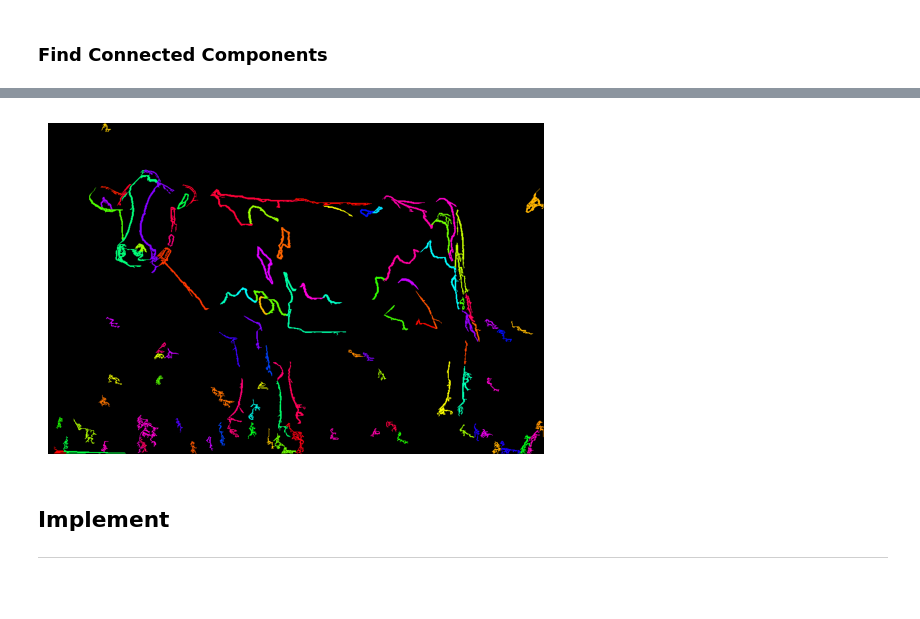
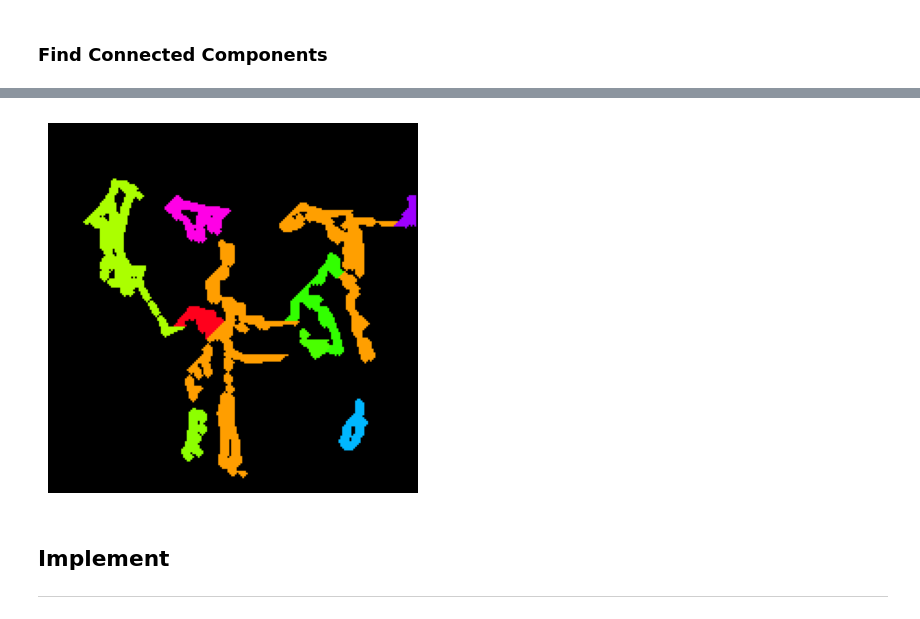
Before and after one commit to jon-mun/cow-segmentation, a Jupyter notebook: edge.ipynb, the cells around one changed output, grey strips where cells are left out. Saved outputs shown, nothing was run; the diff lists cells and outputs as text; code cells hidden in the pictures; blank space fills up the shorter version.

Commit message:
implement canny operator to connected components

```diff
--- a/edge.ipynb
+++ b/edge.ipynb
@@ -388,7 +299,7 @@ def connected_components(binary_image, min_size=100):
     return label_matrix, component_sizes, label_dict
 # %%
 img = I.from_np(plt.imread('data/bg/sapix.jpeg')).image
-# img = I.bl_resize(original_img=img, new_h=200, new_w=200)
+img = I.bl_resize(original_img=img, new_h=200, new_w=200)
 I.show(img)
 
 gray = I.to_gray(img)
@@ -396,6 +307,7 @@ gaussian_kernel = generate_gaussian_kernel(3, 0.6)
 blurred_img = convolution(gray, gaussian_kernel)
 I.show(blurred_img, gray=True)
 
-edge = edge_detection(blurred_img)
-edge = edge_threshold(edge, threshold=100)
+# edge = edge_detection(blurred_img)
+# edge = edge_threshold(edge, threshold=100)
+edge = canny_edge_detector(img=img, low=0.65, high=0.7, hyst=False)
 I.show(edge, gray=True)
@@ -406,5 +393,9 @@ I.show(edge, gray=True)
 # %%
 # normalize edges to 0 and 1
 norm = [[0 if i == 0 else 1 for i in j] for j in edge]
-label_matrix, component_sizes, label_dict = connected_components(binary_image=norm)
+
+dilated = dilate(norm, kernel=[[0, 1, 0], [1, 1, 1], [0, 1, 0]], k=2)
+I.show(dilated, gray=True)
+
+label_matrix, component_sizes, label_dict = connected_components(binary_image=dilated, min_size=100)
 # %% [output]
@@ -412,33 +403,33 @@ label_matrix, component_sizes, label_dict = connected_components(binary_image=no
 # %%
 import matplotlib.pyplot as plt
 import random
 import colorsys
 
 def plot_label_matrix(label_matrix):
     height, width = len(label_matrix), len(label_matrix[0])
     unique_labels = set(sum(label_matrix, [])) - {0}  # Get unique labels excluding background (label 0)
     num_labels = len(unique_labels)
 
     # Generate random colors for each label
     label_colors = {}
     for label in unique_labels:
         # random hue
         hue = random.random()
         hsv = (hue, 1, 1)
         rgb = colorsys.hsv_to_rgb(*hsv)
         label_colors[label] = rgb
 
     # Create an RGB image based on the label matrix
     rgb_image = [[label_colors[label] if label in label_colors else (0, 0, 0) for label in row] for row in label_matrix]
 
     # Display the labeled image
     plt.imshow(rgb_image)
     plt.axis('off')
     plt.show()
 
-plot_label_matrix(connected)
+plot_label_matrix(label_matrix=label_matrix)
 # %% [output]
-[figure, old version]
+[figure, new version]
 # %% [markdown]
 ## Implement
 ---
```
Also changed, not shown: parts of 14 cells of this notebook, 1 other file.
